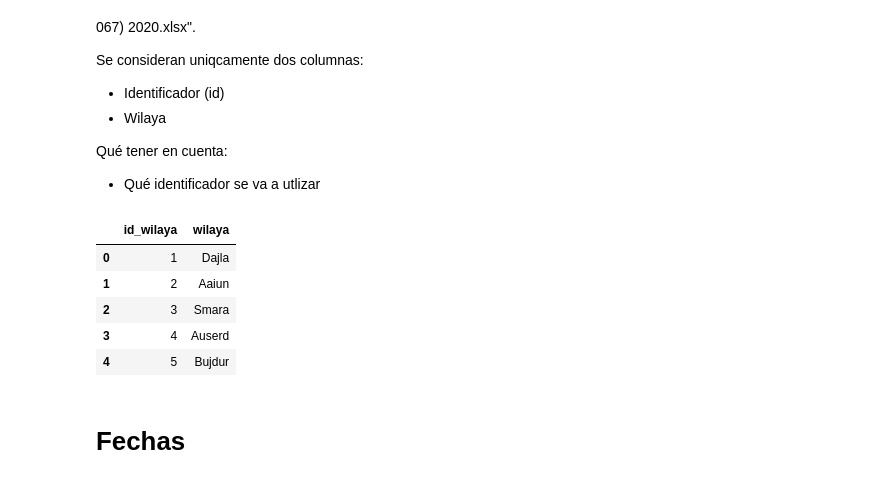
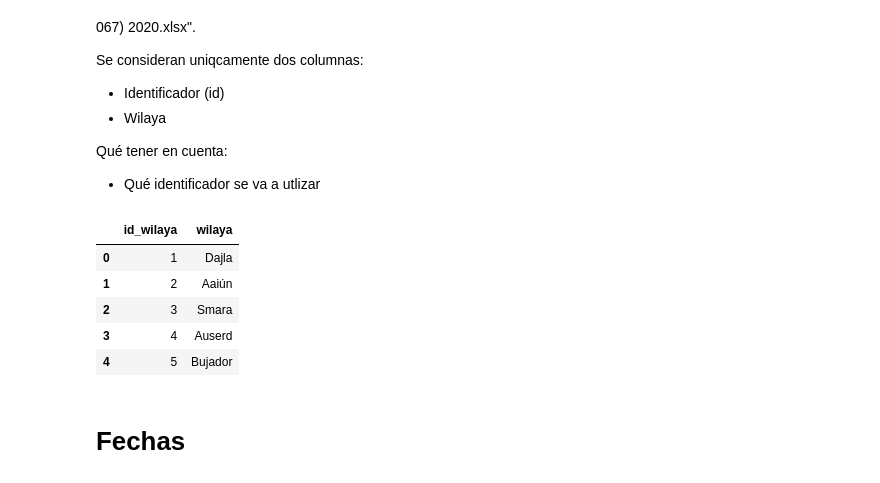
Before and after one commit to monalcmar/TFM-LIS-ATTsF, a Jupyter notebook: app/mam_etl_notebook_distribuciones.ipynb, the cells around one changed output. Saved outputs shown, nothing was run; the diff lists cells and outputs as text; code cells hidden in the pictures.

```diff
--- a/app/mam_etl_notebook_distribuciones.ipynb
+++ b/app/mam_etl_notebook_distribuciones.ipynb
@@ -251,33 +234,33 @@ Qué tener en cuenta:
 # %%
 df_wilaya = pd.read_excel(
     path_input / 'Base de Datos Distribución Actual (MDI01-067)  2020.xlsx',
     sheet_name='base  datos 2022',
     usecols='N',
     names=['wilaya']
 )
 
 df_wilaya = df_wilaya.drop([0,1], axis=0)
 df_wilaya = df_wilaya.iloc[0:199,]
 
 # se obtiene valores únicos de las wilayas
 df_wilaya = pd.DataFrame(pd.unique(df_wilaya["wilaya"]), columns=["wilaya"])
 
 df_wilaya['wilaya'] = df_wilaya['wilaya'].str.capitalize()
 df_wilaya['wilaya'] = df_wilaya['wilaya'].str.lstrip()
 df_wilaya['wilaya'] = df_wilaya["wilaya"].str.rstrip()
 # Asignacion de índices
 df_wilaya.index += 1
 df_wilaya = df_wilaya.reset_index(names="id_wilaya")
-df_wilaya.loc[1,'wilaya'] = 'Aaiun' # Esto se hace respecto al dataframe df_distribuciones históricas ** se omite para dataframe df_distribuciones
-df_wilaya.loc[4, 'wilaya'] = 'Bujdur' # Esto se hace respecto al dataframe df_distribuciones históricas ** se omite para dataframe df_distribuciones
+#df_wilaya.loc[1,'wilaya'] = 'Aaiun' # Esto se hace respecto al dataframe df_distribuciones históricas ** se omite para dataframe df_distribuciones
+#df_wilaya.loc[4, 'wilaya'] = 'Bujdur' # Esto se hace respecto al dataframe df_distribuciones históricas ** se omite para dataframe df_distribuciones
 df_wilaya
 # %% [output]
 |  | id_wilaya | wilaya |
 | 0 | 1 | Dajla |
-| 1 | 2 | Aaiun |
+| 1 | 2 | Aaiún |
 | 2 | 3 | Smara |
 | 3 | 4 | Auserd |
-| 4 | 5 | Bujdur |
+| 4 | 5 | Bujador |
 # %% [markdown]
 # Fechas
 # %%
```
Also changed, not shown: parts of 10 cells of this notebook, 5 other files.
